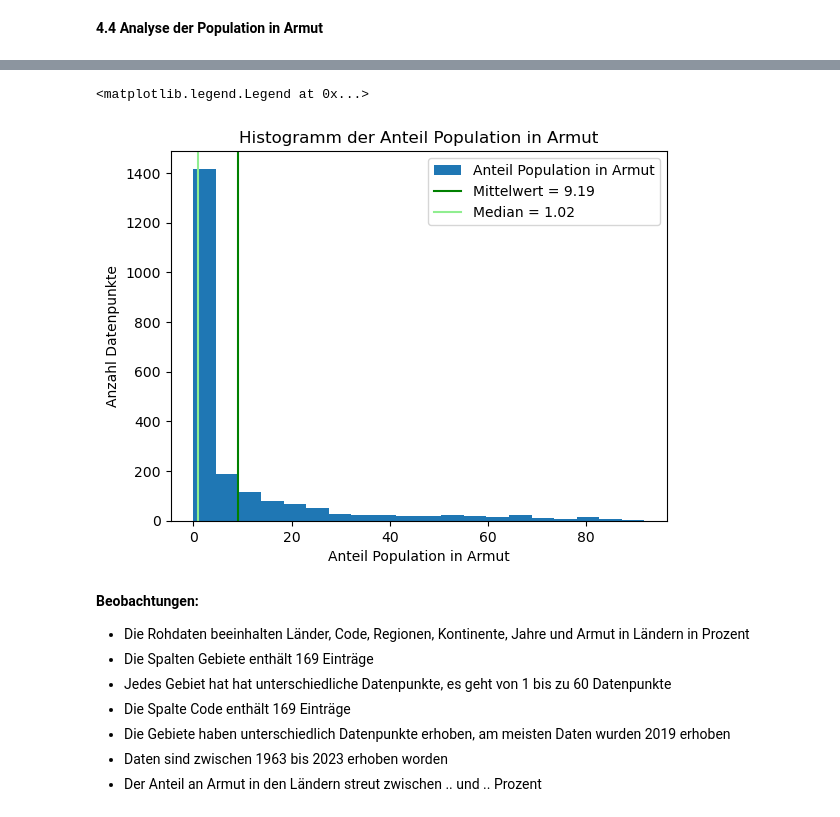
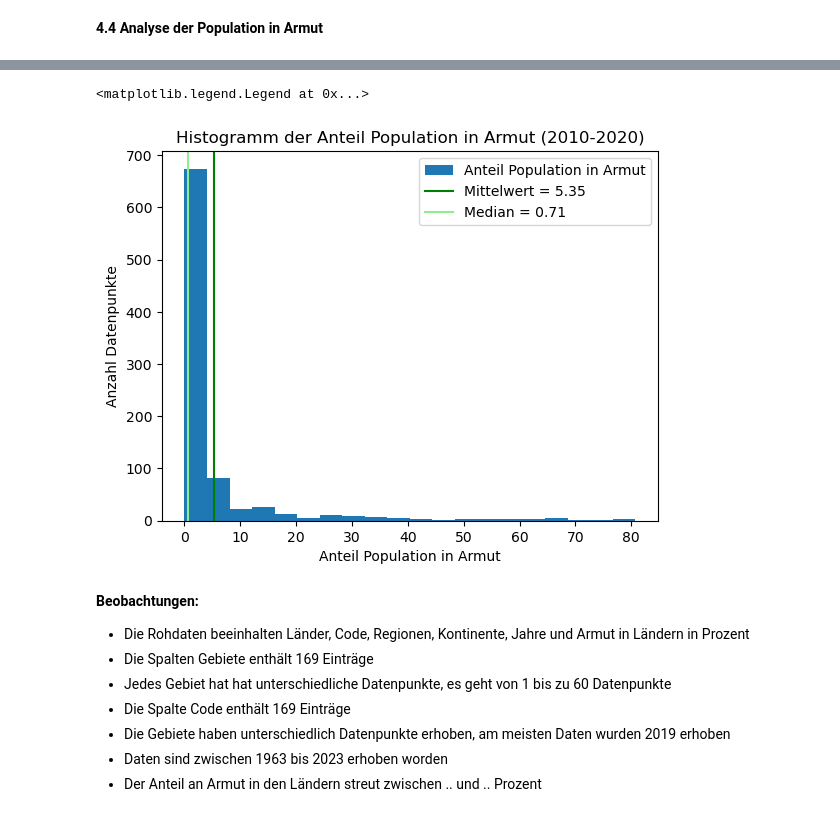
Before and after one commit to karinavonfelbert/Python-Leistungsnachweis, a Jupyter notebook: Python_LN.ipynb, the cells around one changed output, grey strips where cells are left out. Drawn from its saved outputs; the diff is of its cells as text; code cells hidden in the pictures.

```diff
--- a/Python_LN.ipynb
+++ b/Python_LN.ipynb
@@ -229,16 +231,24 @@ df.describe()
-# %%
-g = df['Anteil Population in Armut'].plot(kind='hist', bins=20, title='Histogramm der Anteil Population in Armut',
-                           xlabel='Anteil Population in Armut', ylabel='Anzahl Datenpunkte')
-mean = df['Anteil Population in Armut'].mean()
-g.axvline(x=df['Anteil Population in Armut'].mean(), color='green',label=f'Mittelwert = {mean:.2f}')
-
-median = df['Anteil Population in Armut'].median()
-g.axvline(x=df['Anteil Population in Armut'].median(), color='lightgreen',label=  f'Median = {median:.2f}')
-
-g.legend()
-# %% [output]
-<matplotlib.legend.Legend at 0x...>
-[figure, removed]
+# %%
+filtered_df = df[(df['Jahr'] >= 2010) & (df['Jahr'] <= 2020)]
+
+g = filtered_df['Anteil Population in Armut'].plot(
+    kind='hist',
+    bins=20,
+    title='Histogramm der Anteil Population in Armut (2010-2020)',
+    xlabel='Anteil Population in Armut',
+    ylabel='Anzahl Datenpunkte'
+)
+
+mean = filtered_df['Anteil Population in Armut'].mean()
+median = filtered_df['Anteil Population in Armut'].median()
+
+g.axvline(x=mean, color='green', label=f'Mittelwert = {mean:.2f}')
+g.axvline(x=median, color='lightgreen', label=f'Median = {median:.2f}')
+
+g.legend()
+# %% [output]
+<matplotlib.legend.Legend at 0x...>
+[figure, added]
 # %% [markdown]
 **Beobachtungen:**
 - Die Rohdaten beeinhalten Länder, Code, Regionen, Kontinente, Jahre und Armut in Ländern in Prozent
```
Also changed, not shown: parts of 14 cells of this notebook.
